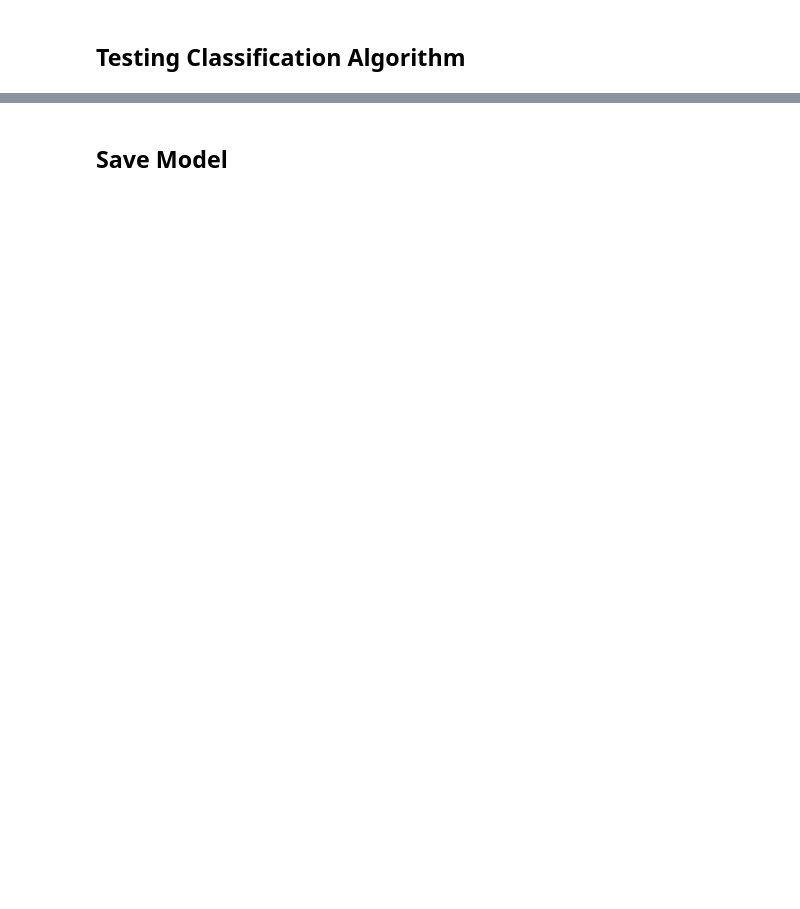
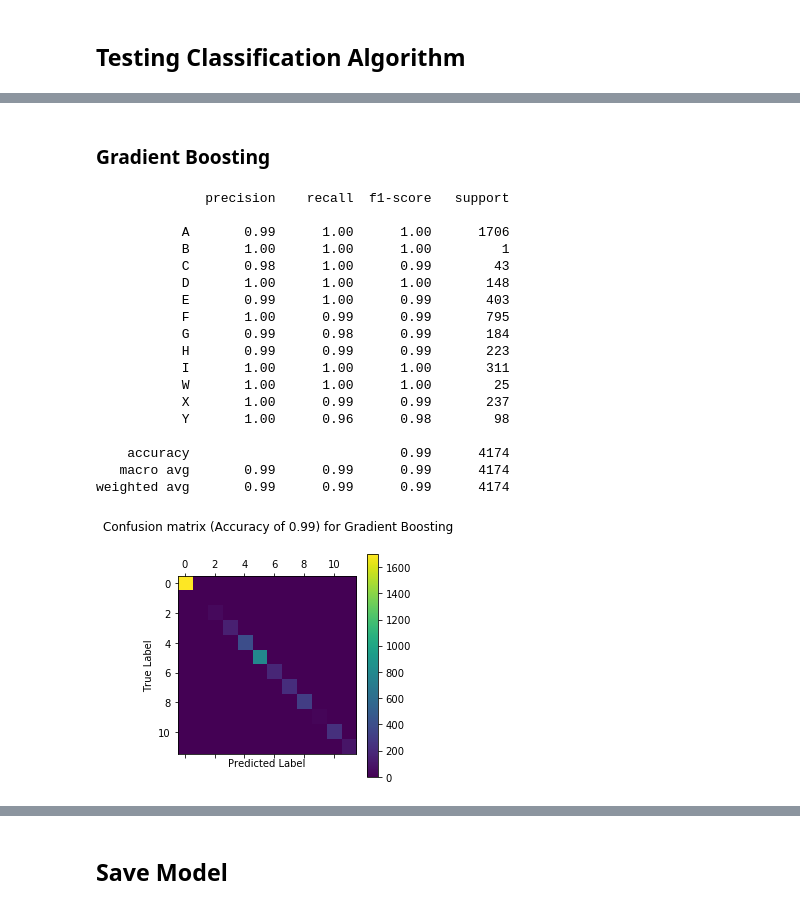
Before and after one commit to medartus/Avila-Analysis, a Jupyter notebook: notebook/Avila.ipynb, the cells around one changed output, grey strips where cells are left out. Cells and saved outputs as stored; diff of their text form; code cells hidden in the pictures; blank space fills up the shorter version.

```diff
--- a/notebook/Avila.ipynb
+++ b/notebook/Avila.ipynb
@@ -246,0 +318,31 @@ weighted avg       0.94      0.94      0.94      4174
+# %% [markdown]
+### Gradient Boosting
+# %%
+from sklearn.ensemble import GradientBoostingClassifier
+
+name = 'Gradient Boosting'
+
+predictions = RandomForestClassifier().fit(x_train, y_train).predict(x_test)
+
+print(classification_report(y_test, predictions))
+ConfusionMatrix(y_test, predictions,name)
+# %% [output]
+              precision    recall  f1-score   support
+
+           A       0.99      1.00      1.00      1706
+           B       1.00      1.00      1.00         1
+           C       0.98      1.00      0.99        43
+           D       1.00      1.00      1.00       148
+           E       0.99      1.00      0.99       403
+           F       1.00      0.99      0.99       795
+           G       0.99      0.98      0.99       184
+           H       0.99      0.99      0.99       223
+           I       1.00      1.00      1.00       311
+           W       1.00      1.00      1.00        25
+           X       1.00      0.99      0.99       237
+           Y       1.00      0.96      0.98        98
+
+    accuracy                           0.99      4174
+   macro avg       0.99      0.99      0.99      4174
+weighted avg       0.99      0.99      0.99      4174
+[figure, added]
```
Also changed, not shown: parts of 52 cells of this notebook, 3 other files.
